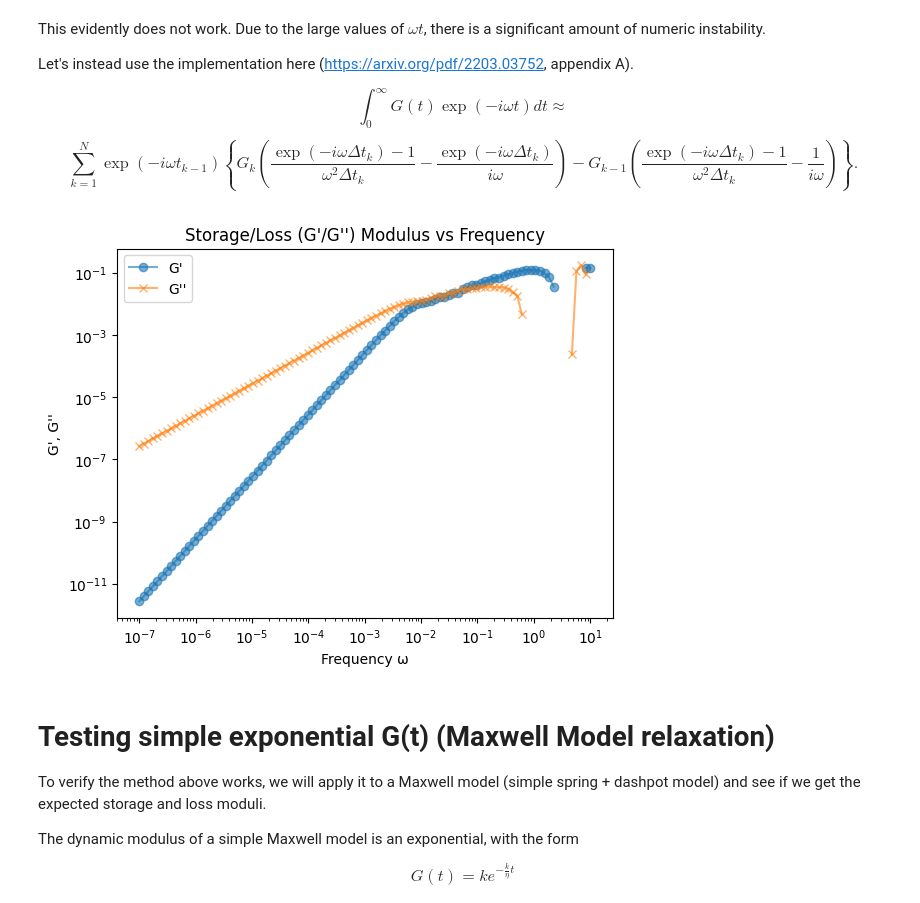
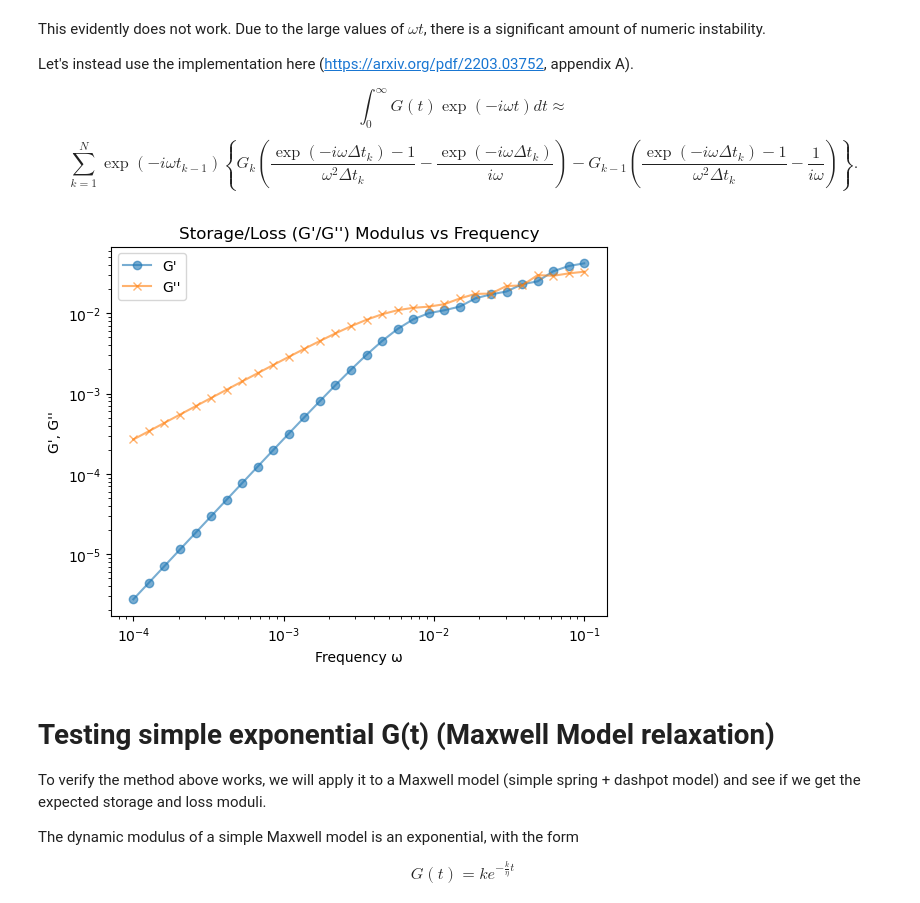
Before and after one commit to anotherbeaver/amine_polymers, a Jupyter notebook: logs/storage_loss_moduli.ipynb, the cells around one changed output. Drawn from its saved outputs; the diff is of its cells as text; code cells hidden in the pictures.

```diff
--- a/logs/storage_loss_moduli.ipynb
+++ b/logs/storage_loss_moduli.ipynb
@@ -236,7 +242,7 @@ def fourier_integral_moduli(t, G, omega):
     # 1) For zero-frequency entries use trapezoidal integral:
     if np.any(zero_mask):
         # simple trapezoid on original t/G
-        F_zero = np.trapezoid(G, t)  # real
+        F_zero = np.trapz(G, t)  # real
         F[zero_mask] = F_zero
 
     # 2) For non-zero omega, compute according to your discrete formula
@@ -317,26 +323,26 @@ def fourier_integral_moduli(t, G, omega):
         return F, Gp, Gpp
 # %%
 # n data points
-n = 100
-omega = np.logspace(-7, 1, n)
+n = 30
+omega = np.logspace(-4, -1, n)
 
 F, Gp, Gpp = fourier_integral_moduli(t, G_t, omega)
 
 Gp = np.where(Gp < 0, np.nan, Gp)
 Gpp = np.where(Gpp < 0, np.nan, Gpp)
 
 # print(F)
 
 plt.loglog(omega, Gp, marker='o', alpha=0.6, label="G'")
 plt.loglog(omega, Gpp, marker='x', alpha=0.6, label="G''")
 plt.xlabel('Frequency ω')
 plt.ylabel("G', G''")
 plt.title("Storage/Loss (G'/G'') Modulus vs Frequency")
 # plt.show()
 # plt.loglog(omega, storage_moduli_simple_integration, marker='s', alpha=0.6, label="Storage Modulus G' (simple integration)")
 # plt.loglog(omega, loss_moduli_simple_integration, marker='d', alpha=0.6, label="Loss Modulus G'' (simple integration)")
 
 plt.legend()
 plt.show()
 # %% [output]
-[figure, old version]
+[figure, new version]
```
Also changed, not shown: parts of 5 cells of this notebook, 3 other files.
